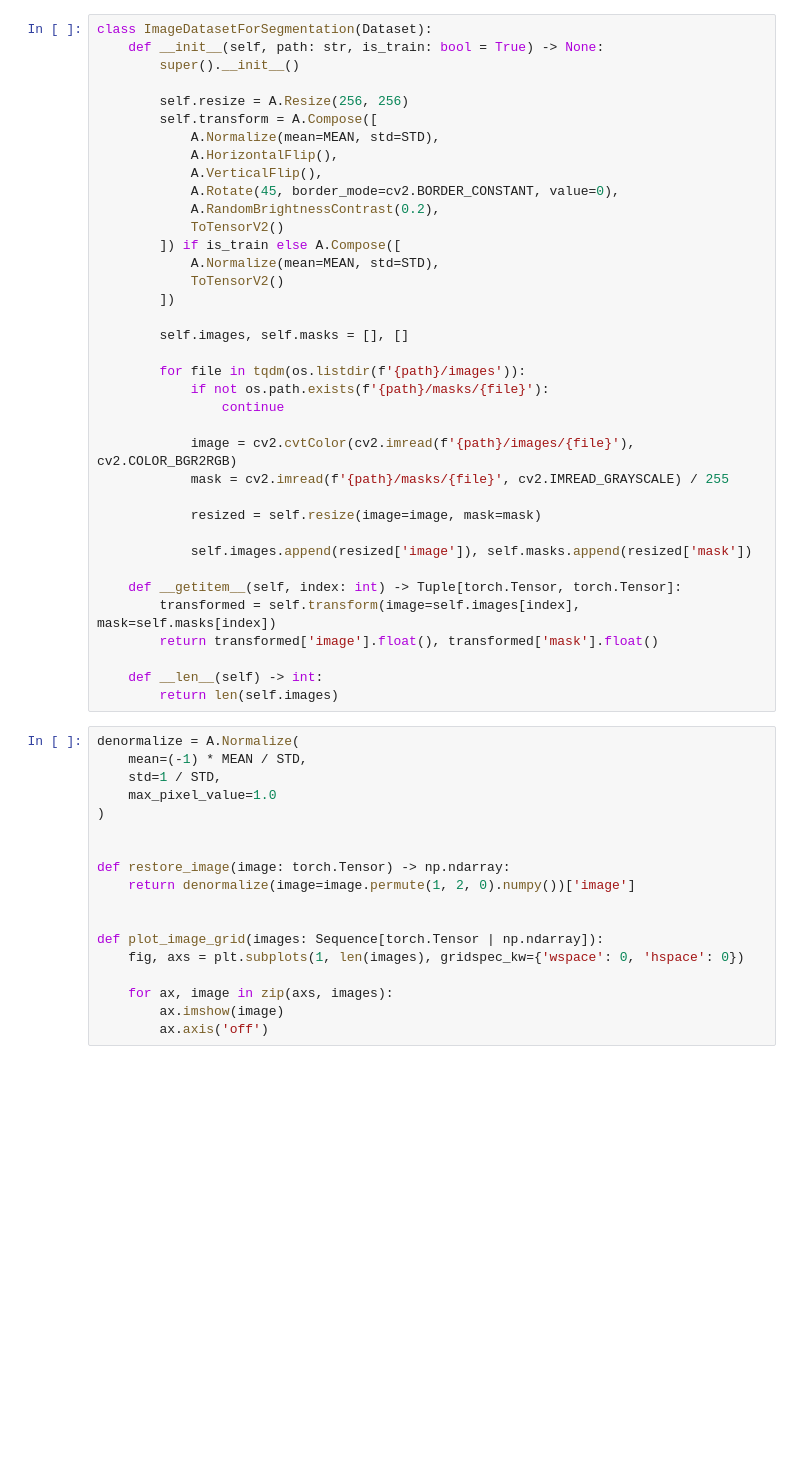
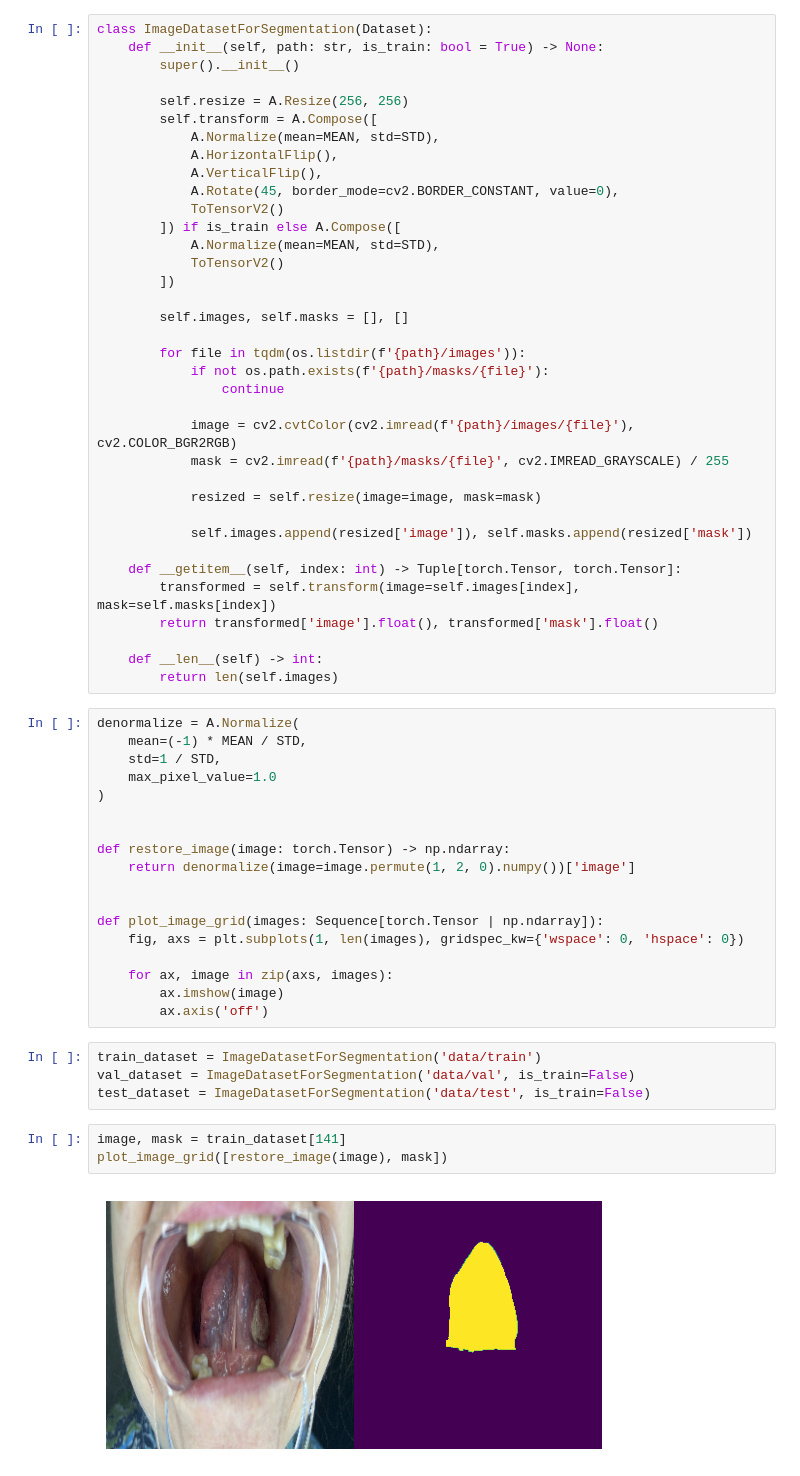
Before and after one commit to ArtemF42/tongue, a Jupyter notebook: segmentation.ipynb, the cells around one changed output. Drawn from its saved outputs; the diff is of its cells as text; blank space fills up the shorter version.

```diff
--- a/segmentation.ipynb
+++ b/segmentation.ipynb
@@ -39,7 +40,6 @@ class ImageDatasetForSegmentation(Dataset):
             A.HorizontalFlip(),
             A.VerticalFlip(),
             A.Rotate(45, border_mode=cv2.BORDER_CONSTANT, value=0),
-            A.RandomBrightnessContrast(0.2),
             ToTensorV2()
         ]) if is_train else A.Compose([
             A.Normalize(mean=MEAN, std=STD),
@@ -83,3 +83,12 @@ def plot_image_grid(images: Sequence[torch.Tensor | np.ndarray]):
     for ax, image in zip(axs, images):
         ax.imshow(image)
         ax.axis('off')
+# %%
+train_dataset = ImageDatasetForSegmentation('data/train')
+val_dataset = ImageDatasetForSegmentation('data/val', is_train=False)
+test_dataset = ImageDatasetForSegmentation('data/test', is_train=False)
+# %%
+image, mask = train_dataset[141]
+plot_image_grid([restore_image(image), mask])
+# %% [output]
+[figure, added]
```
Also changed, not shown: parts of 7 cells of this notebook.
